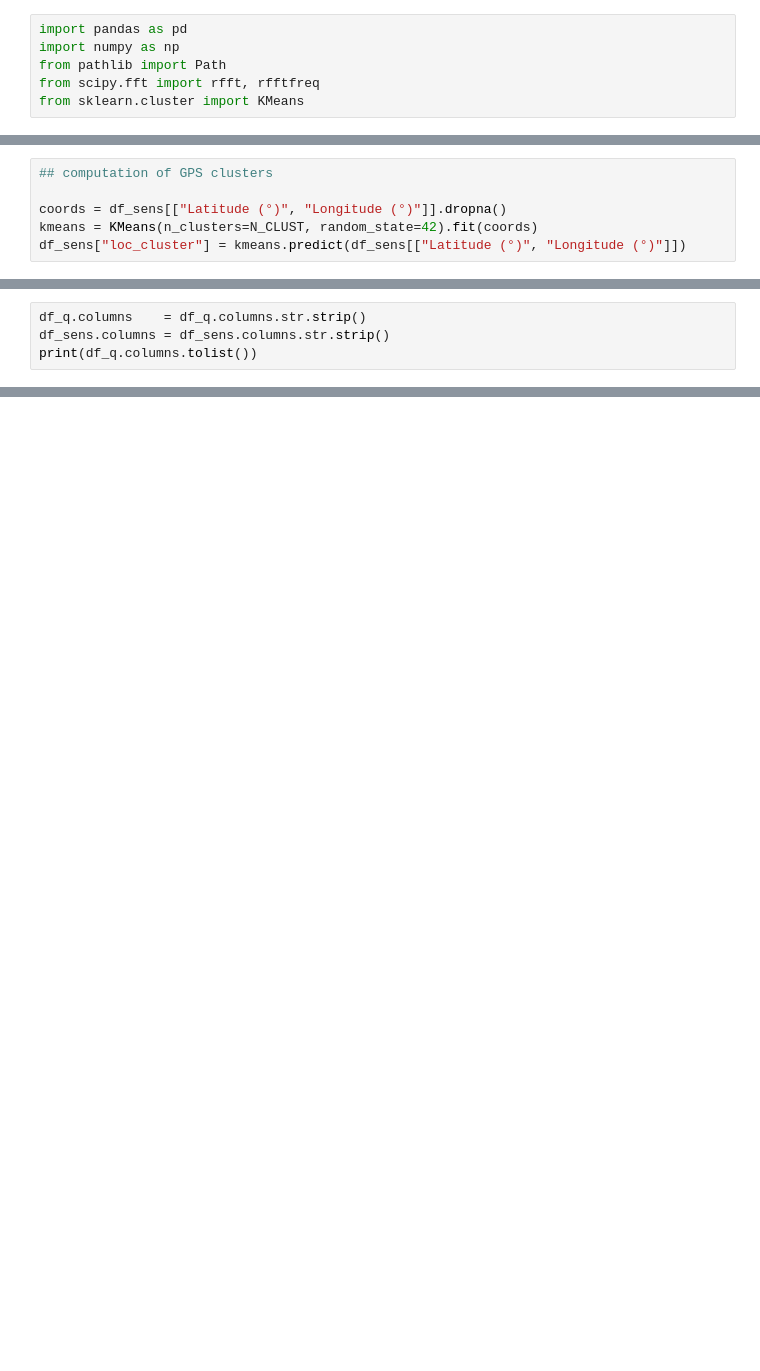
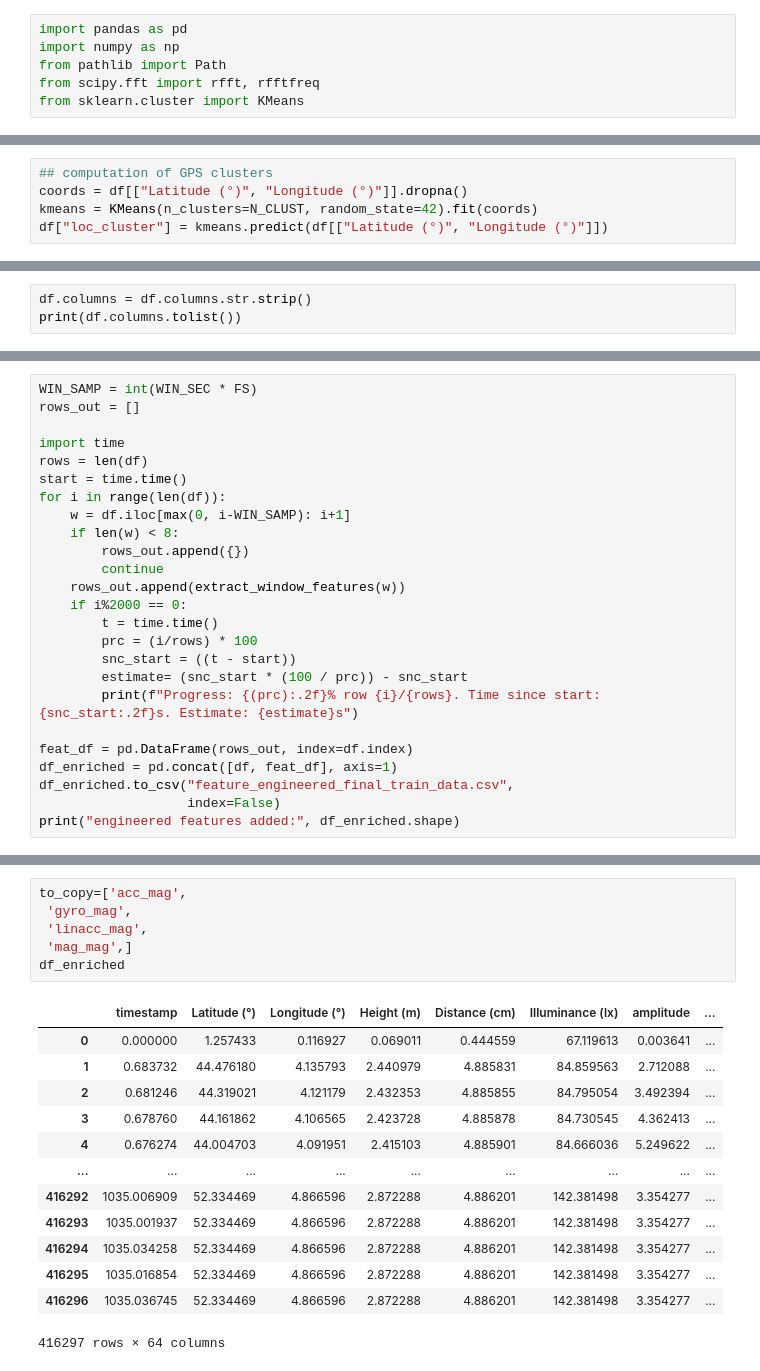
Before and after one commit to sebasaguerre/ML_for_Sensor_data, a Jupyter notebook: Feature_engineering.ipynb, the cells around one changed output, grey strips where cells are left out. Cells and saved outputs as stored; diff of their text form; blank space fills up the shorter version.

```diff
--- a/Feature_engineering.ipynb
+++ b/Feature_engineering.ipynb
@@ -94,10 +83,9 @@ def orientation_angles(ax, ay, az):
     return pitch, roll
 # %%
 ## computation of GPS clusters
-
-coords = df_sens[["Latitude (°)", "Longitude (°)"]].dropna()
+coords = df[["Latitude (°)", "Longitude (°)"]].dropna()
 kmeans = KMeans(n_clusters=N_CLUST, random_state=42).fit(coords)
-df_sens["loc_cluster"] = kmeans.predict(df_sens[["Latitude (°)", "Longitude (°)"]])
+df["loc_cluster"] = kmeans.predict(df[["Latitude (°)", "Longitude (°)"]])
 # %%
 def extract_window_features(w):
     feat = {}
@@ -148,6 +134,5 @@ def extract_window_features(w):
     return feat
 # %%
-df_q.columns    = df_q.columns.str.strip()
-df_sens.columns = df_sens.columns.str.strip()
-print(df_q.columns.tolist())
+df.columns = df.columns.str.strip()
+print(df.columns.tolist())
 # %% [output]
@@ -240,0 +140,25 @@ Updated file written: (416297, 51)
+# %%
+WIN_SAMP = int(WIN_SEC * FS)
+rows_out = []
+
+import time
+rows = len(df)
+start = time.time()
+for i in range(len(df)):
+    w = df.iloc[max(0, i-WIN_SAMP): i+1]
+    if len(w) < 8:
+        rows_out.append({})
+        continue
+    rows_out.append(extract_window_features(w))
+    if i%2000 == 0:
+        t = time.time()
+        prc = (i/rows) * 100
+        snc_start = ((t - start))
+        estimate= (snc_start * (100 / prc)) - snc_start
+        print(f"Progress: {(prc):.2f}% row {i}/{rows}. Time since start: {snc_start:.2f}s. Estimate: {estimate}s")
+
+feat_df = pd.DataFrame(rows_out, index=df.index)
+df_enriched = pd.concat([df, feat_df], axis=1)
+df_enriched.to_csv("feature_engineered_final_train_data.csv",
+                   index=False)
+print("engineered features added:", df_enriched.shape)
@@ -240,0 +183,20 @@ Updated file written: (416297, 51)
+# %%
+to_copy=['acc_mag',
+ 'gyro_mag',
+ 'linacc_mag',
+ 'mag_mag',]
+df_enriched
+# %% [output]
+|  | timestamp | Latitude (°) | Longitude (°) | Height (m) | Distance (cm) | Illuminance (lx) | amplitude | ... |
+| 0 | 0.000000 | 1.257433 | 0.116927 | 0.069011 | 0.444559 | 67.119613 | 0.003641 | ... |
+| 1 | 0.683732 | 44.476180 | 4.135793 | 2.440979 | 4.885831 | 84.859563 | 2.712088 | ... |
+| 2 | 0.681246 | 44.319021 | 4.121179 | 2.432353 | 4.885855 | 84.795054 | 3.492394 | ... |
+| 3 | 0.678760 | 44.161862 | 4.106565 | 2.423728 | 4.885878 | 84.730545 | 4.362413 | ... |
+| 4 | 0.676274 | 44.004703 | 4.091951 | 2.415103 | 4.885901 | 84.666036 | 5.249622 | ... |
+| ... | ... | ... | ... | ... | ... | ... | ... | ... |
+| 416292 | 1035.006909 | 52.334469 | 4.866596 | 2.872288 | 4.886201 | 142.381498 | 3.354277 | ... |
+| 416293 | 1035.001937 | 52.334469 | 4.866596 | 2.872288 | 4.886201 | 142.381498 | 3.354277 | ... |
+| 416294 | 1035.034258 | 52.334469 | 4.866596 | 2.872288 | 4.886201 | 142.381498 | 3.354277 | ... |
+| 416295 | 1035.016854 | 52.334469 | 4.866596 | 2.872288 | 4.886201 | 142.381498 | 3.354277 | ... |
+| 416296 | 1035.036745 | 52.334469 | 4.866596 | 2.872288 | 4.886201 | 142.381498 | 3.354277 | ... |
+416297 rows × 64 columns
```
Also changed, not shown: parts of 17 cells of this notebook, 1 other file.
